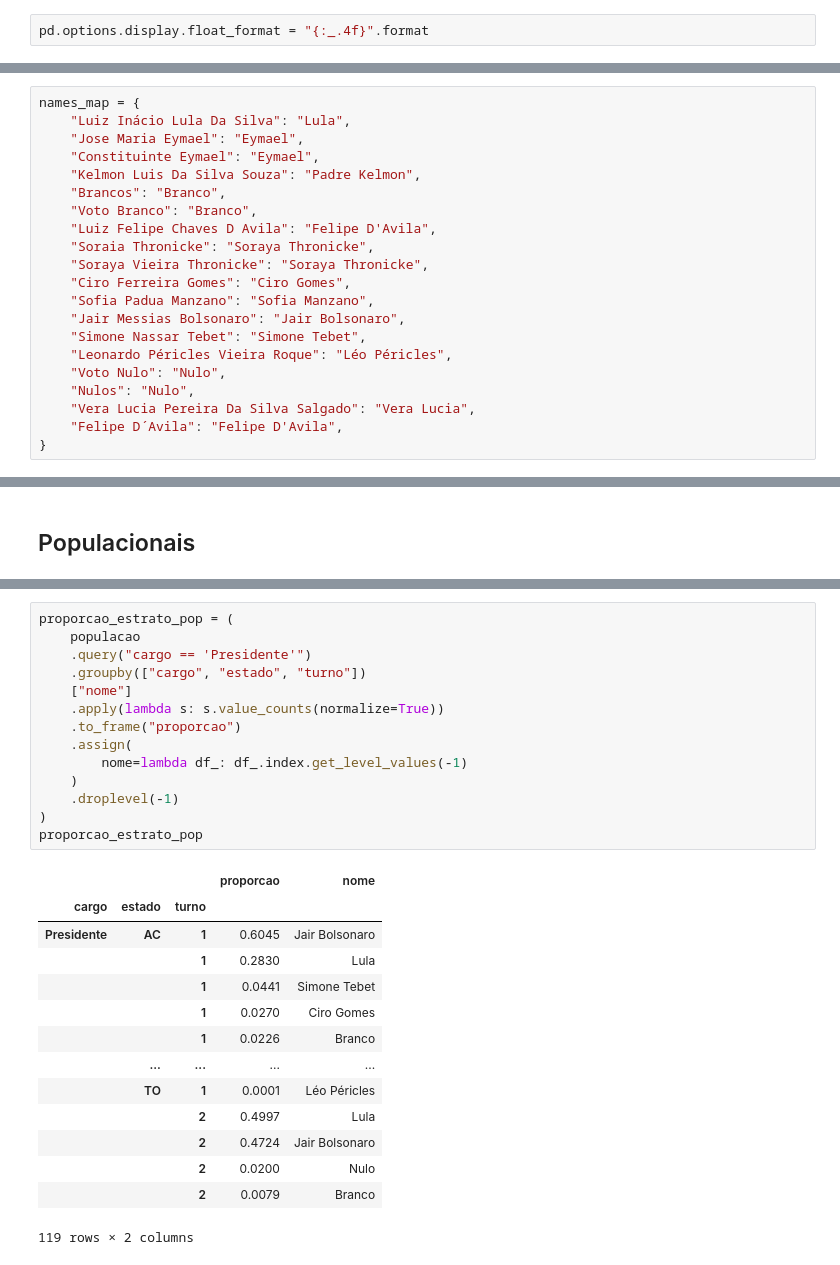
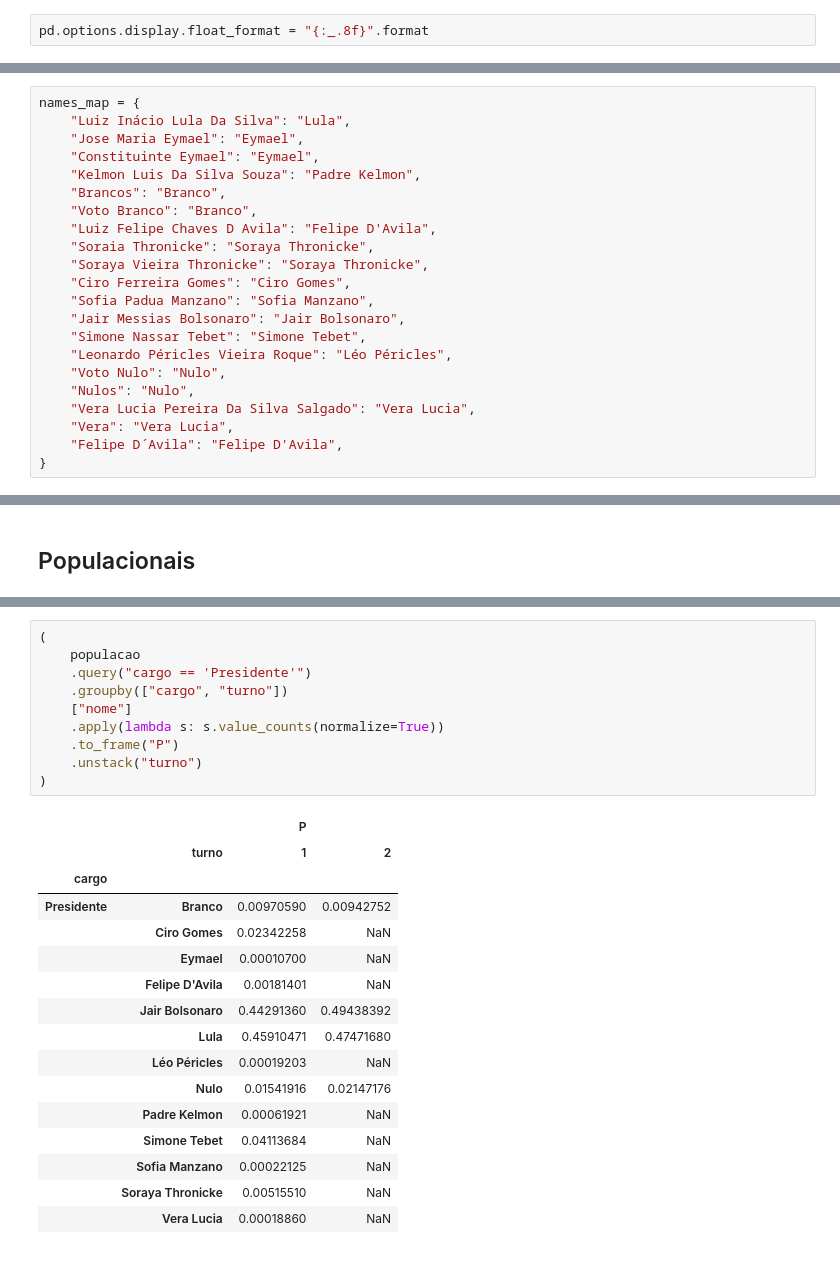
Before and after one commit to alinespereira/Pesquisa-Eleitoral---SME0807-2025S1-, a Jupyter notebook: proporcoes.ipynb, the cells around one changed output, grey strips where cells are left out. Cells and saved outputs as stored; diff of their text form.

```diff
--- a/proporcoes.ipynb
+++ b/proporcoes.ipynb
@@ -5,5 +6,5 @@ import pandas as pd
 # %%
-pd.options.display.float_format = "{:_.4f}".format
+pd.options.display.float_format = "{:_.8f}".format
 # %%
 DADOS: Path = Path(".").parent.resolve() / "data" / "raw"
 AMOSTRAS: Path = Path(".").parent.resolve() / "data" / "sample"
@@ -28,6 +32,7 @@ names_map = {
     "Voto Nulo": "Nulo",
     "Nulos": "Nulo",
     "Vera Lucia Pereira Da Silva Salgado": "Vera Lucia",
+    "Vera": "Vera Lucia",
     "Felipe D´Avila": "Felipe D'Avila",
 }
 # %%
@@ -282,30 +303,28 @@ peso_estrato = (
 144 rows × 1 columns
 # %%
-proporcao_estrato_pop = (
+(
     populacao
     .query("cargo == 'Presidente'")
-    .groupby(["cargo", "estado", "turno"])
+    .groupby(["cargo", "turno"])
     ["nome"]
     .apply(lambda s: s.value_counts(normalize=True))
-    .to_frame("proporcao")
-    .assign(
-        nome=lambda df_: df_.index.get_level_values(-1)
-    )
-    .droplevel(-1)
+    .to_frame("P")
+    .unstack("turno")
 )
-proporcao_estrato_pop
 # %% [output]
-|  |  |  | proporcao | nome |
-| cargo | estado | turno |  |  |
-| Presidente | AC | 1 | 0.6045 | Jair Bolsonaro |
-|  |  | 1 | 0.2830 | Lula |
-|  |  | 1 | 0.0441 | Simone Tebet |
-|  |  | 1 | 0.0270 | Ciro Gomes |
-|  |  | 1 | 0.0226 | Branco |
-|  | ... | ... | ... | ... |
-|  | TO | 1 | 0.0001 | Léo Péricles |
-|  |  | 2 | 0.4997 | Lula |
-|  |  | 2 | 0.4724 | Jair Bolsonaro |
-|  |  | 2 | 0.0200 | Nulo |
-|  |  | 2 | 0.0079 | Branco |
+|  |  | P |  |
+|  | turno | 1 | 2 |
+| cargo |  |  |  |
+| Presidente | Branco | 0.00970590 | 0.00942752 |
+|  | Ciro Gomes | 0.02342258 | NaN |
+|  | Eymael | 0.00010700 | NaN |
+|  | Felipe D'Avila | 0.00181401 | NaN |
+|  | Jair Bolsonaro | 0.44291360 | 0.49438392 |
+|  | Lula | 0.45910471 | 0.47471680 |
+|  | Léo Péricles | 0.00019203 | NaN |
+|  | Nulo | 0.01541916 | 0.02147176 |
+|  | Padre Kelmon | 0.00061921 | NaN |
+|  | Simone Tebet | 0.04113684 | NaN |
+|  | Sofia Manzano | 0.00022125 | NaN |
+|  | Soraya Thronicke | 0.00515510 | NaN |
+|  | Vera Lucia | 0.00018860 | NaN |
-119 rows × 2 columns
```
Also changed, not shown: parts of 12 cells of this notebook.
